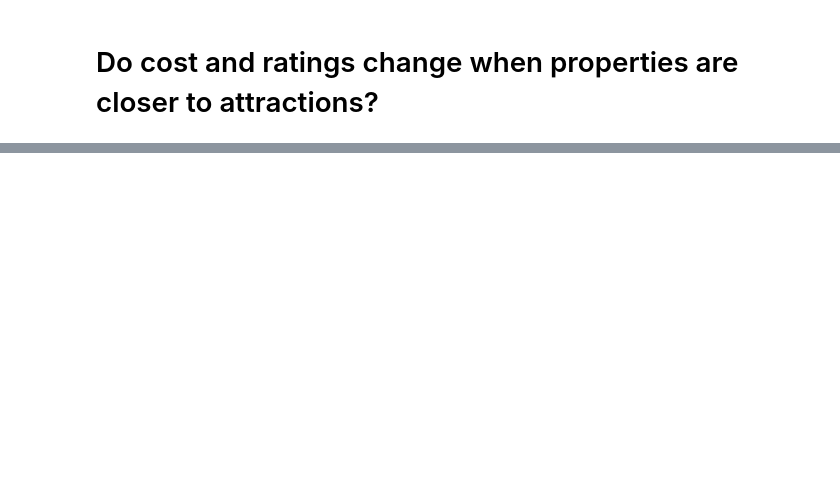
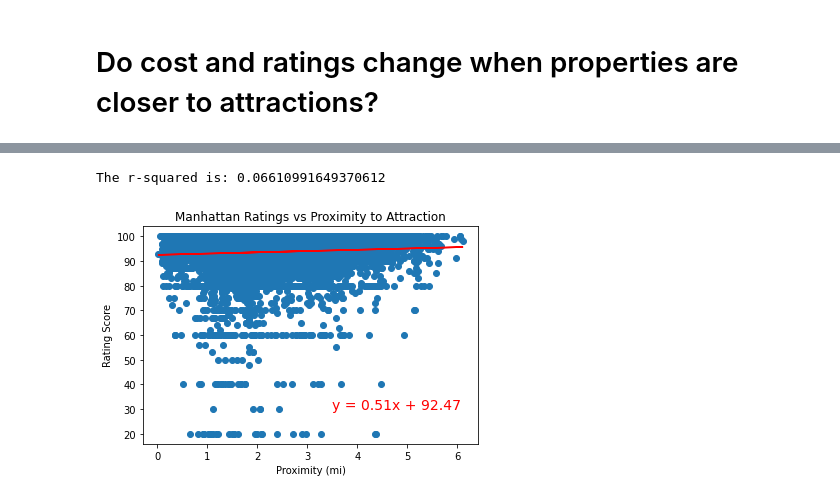
Before and after one commit to parriswoods22/Room11, a Jupyter notebook: Airbnb & Attractions.ipynb, the cells around one changed output, grey strips where cells are left out. Drawn from its saved outputs; the diff is of its cells as text; code cells hidden in the pictures; blank space fills up the shorter version.

```diff
--- a/Airbnb & Attractions.ipynb
+++ b/Airbnb & Attractions.ipynb
@@ -626,0 +518,9 @@ plt.show()
+# %%
+x_values = Manhattan_df["Proximity (mi)"]
+y_values = Manhattan_df["Rating Score"]
+plot_linear_regression(x_values,y_values,'Rating Score',"Manhattan Ratings vs Proximity to Attraction",(3.5,30))
+
+plt.show()
+# %% [output]
+The r-squared is: 0.06610991649370612
+[figure, added]
```
Also changed, not shown: parts of 23 cells of this notebook.
